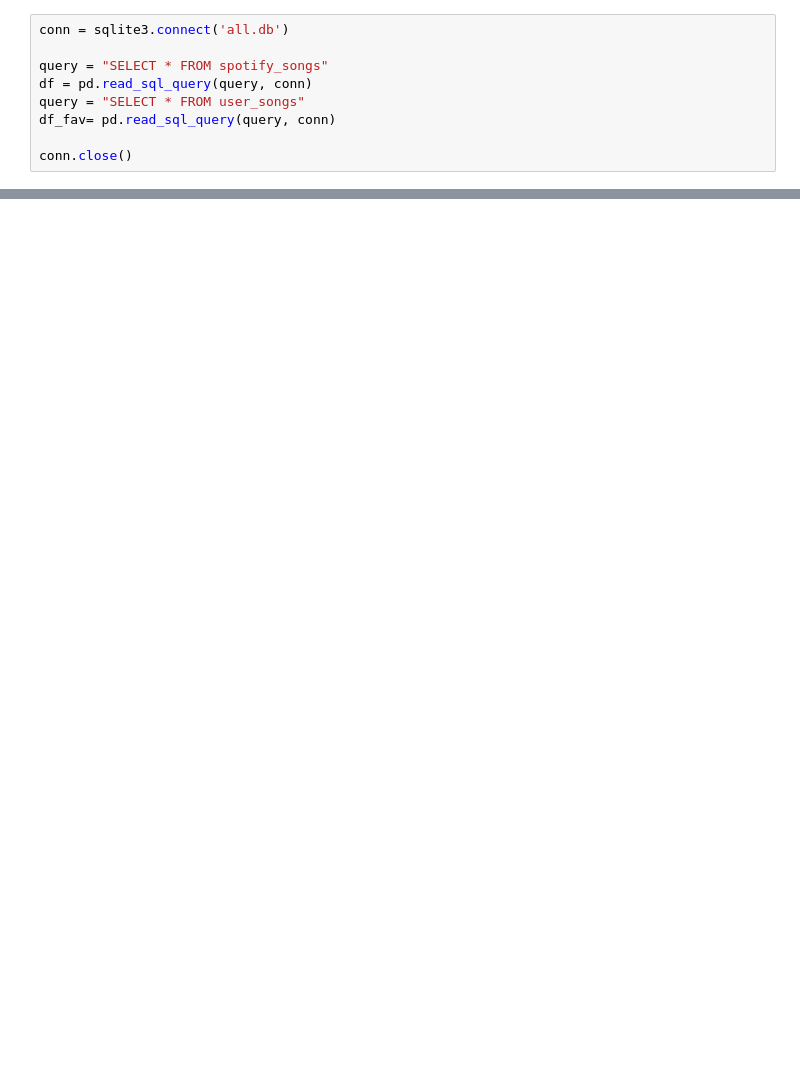
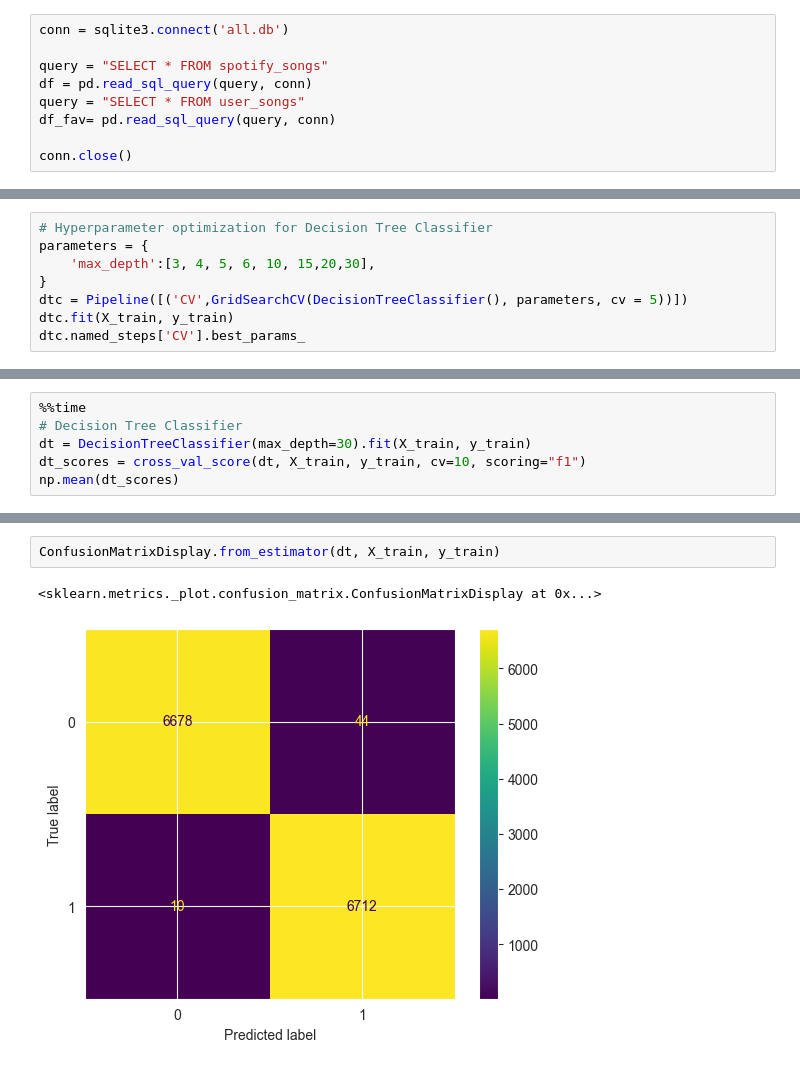
Before and after one commit to ebibe/spotify-recommendation-system, a Jupyter notebook: model_creation.ipynb, the cells around one changed output, grey strips where cells are left out. Saved outputs shown, nothing was run; the diff lists cells and outputs as text; blank space fills up the shorter version.

```diff
--- a/model_creation.ipynb
+++ b/model_creation.ipynb
@@ -36,0 +169,8 @@ df_fav.head()
+# %%
+# Hyperparameter optimization for Decision Tree Classifier
+parameters = {
+    'max_depth':[3, 4, 5, 6, 10, 15,20,30],
+}
+dtc = Pipeline([('CV',GridSearchCV(DecisionTreeClassifier(), parameters, cv = 5))])
+dtc.fit(X_train, y_train)
+dtc.named_steps['CV'].best_params_
@@ -36,0 +179,6 @@ df_fav.head()
+# %%
+%%time
+# Decision Tree Classifier
+dt = DecisionTreeClassifier(max_depth=30).fit(X_train, y_train)
+dt_scores = cross_val_score(dt, X_train, y_train, cv=10, scoring="f1")
+np.mean(dt_scores)
@@ -36,0 +189,5 @@ df_fav.head()
+# %%
+ConfusionMatrixDisplay.from_estimator(dt, X_train, y_train)
+# %% [output]
+<sklearn.metrics._plot.confusion_matrix.ConfusionMatrixDisplay at 0x...>
+[figure, added]
```
Also changed, not shown: parts of 24 cells of this notebook, 4 other files.
